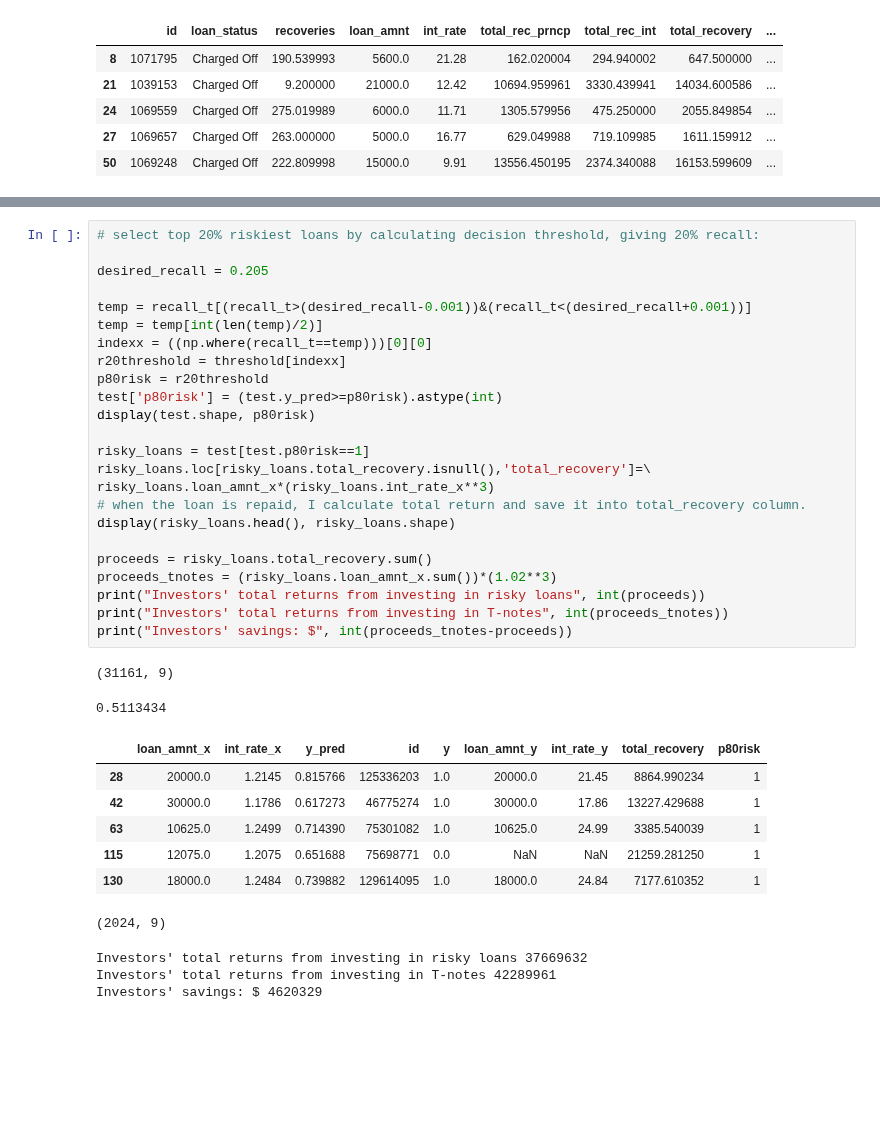
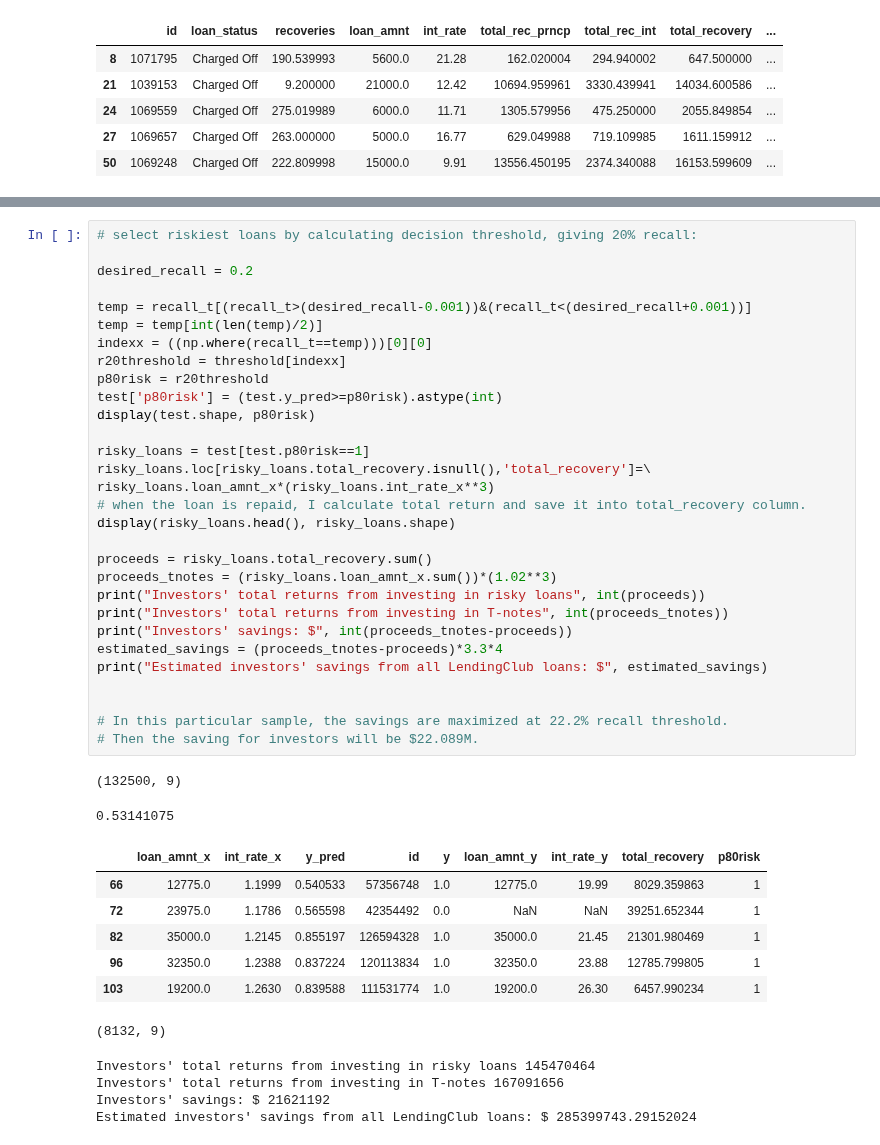
Before and after one commit to MykolaPinchuk/KaggleProjects, a Jupyter notebook: kp102-lc-loaddef.ipynb, the cells around one changed output, grey strips where cells are left out. Drawn from its saved outputs; the diff is of its cells as text; blank space fills up the shorter version.

```diff
--- a/kp102-lc-loaddef.ipynb
+++ b/kp102-lc-loaddef.ipynb
@@ -1052,38 +1053,45 @@ total_recovery    6501
 dtype: int64
 # %%
-# select top 20% riskiest loans by calculating decision threshold, giving 20% recall:
+# select riskiest loans by calculating decision threshold, giving 20% recall:
 
-desired_recall = 0.205
+desired_recall = 0.2
 
 temp = recall_t[(recall_t>(desired_recall-0.001))&(recall_t<(desired_recall+0.001))]
 temp = temp[int(len(temp)/2)]
 indexx = ((np.where(recall_t==temp)))[0][0]
 r20threshold = threshold[indexx]
 p80risk = r20threshold
 test['p80risk'] = (test.y_pred>=p80risk).astype(int)
 display(test.shape, p80risk)
 
 risky_loans = test[test.p80risk==1]
 risky_loans.loc[risky_loans.total_recovery.isnull(),'total_recovery']=\
 risky_loans.loan_amnt_x*(risky_loans.int_rate_x**3)
 # when the loan is repaid, I calculate total return and save it into total_recovery column.
 display(risky_loans.head(), risky_loans.shape)
 
 proceeds = risky_loans.total_recovery.sum()
 proceeds_tnotes = (risky_loans.loan_amnt_x.sum())*(1.02**3)
 print("Investors' total returns from investing in risky loans", int(proceeds))
 print("Investors' total returns from investing in T-notes", int(proceeds_tnotes))
 print("Investors' savings: $", int(proceeds_tnotes-proceeds))
+estimated_savings = (proceeds_tnotes-proceeds)*3.3*4
+print("Estimated investors' savings from all LendingClub loans: $", estimated_savings)
+
+
+# In this particular sample, the savings are maximized at 22.2% recall threshold.
+# Then the saving for investors will be $22.089M.
 # %% [output]
-(31161, 9)
+(132500, 9)
-0.5113434
+0.53141075
 |  | loan_amnt_x | int_rate_x | y_pred | id | y | loan_amnt_y | int_rate_y | total_recovery | p80risk |
-| 28 | 20000.0 | 1.2145 | 0.815766 | 125336203 | 1.0 | 20000.0 | 21.45 | 8864.990234 | 1 |
-| 42 | 30000.0 | 1.1786 | 0.617273 | 46775274 | 1.0 | 30000.0 | 17.86 | 13227.429688 | 1 |
-| 63 | 10625.0 | 1.2499 | 0.714390 | 75301082 | 1.0 | 10625.0 | 24.99 | 3385.540039 | 1 |
-| 115 | 12075.0 | 1.2075 | 0.651688 | 75698771 | 0.0 | NaN | NaN | 21259.281250 | 1 |
-| 130 | 18000.0 | 1.2484 | 0.739882 | 129614095 | 1.0 | 18000.0 | 24.84 | 7177.610352 | 1 |
+| 66 | 12775.0 | 1.1999 | 0.540533 | 57356748 | 1.0 | 12775.0 | 19.99 | 8029.359863 | 1 |
+| 72 | 23975.0 | 1.1786 | 0.565598 | 42354492 | 0.0 | NaN | NaN | 39251.652344 | 1 |
+| 82 | 35000.0 | 1.2145 | 0.855197 | 126594328 | 1.0 | 35000.0 | 21.45 | 21301.980469 | 1 |
+| 96 | 32350.0 | 1.2388 | 0.837224 | 120113834 | 1.0 | 32350.0 | 23.88 | 12785.799805 | 1 |
+| 103 | 19200.0 | 1.2630 | 0.839588 | 111531774 | 1.0 | 19200.0 | 26.30 | 6457.990234 | 1 |
-(2024, 9)
+(8132, 9)
-Investors' total returns from investing in risky loans 37669632
-Investors' total returns from investing in T-notes 42289961
-Investors' savings: $ 4620329
+Investors' total returns from investing in risky loans 145470464
+Investors' total returns from investing in T-notes 167091656
+Investors' savings: $ 21621192
+Estimated investors' savings from all LendingClub loans: $ 285399743.29152024
```
Also changed, not shown: parts of 34 cells of this notebook.
